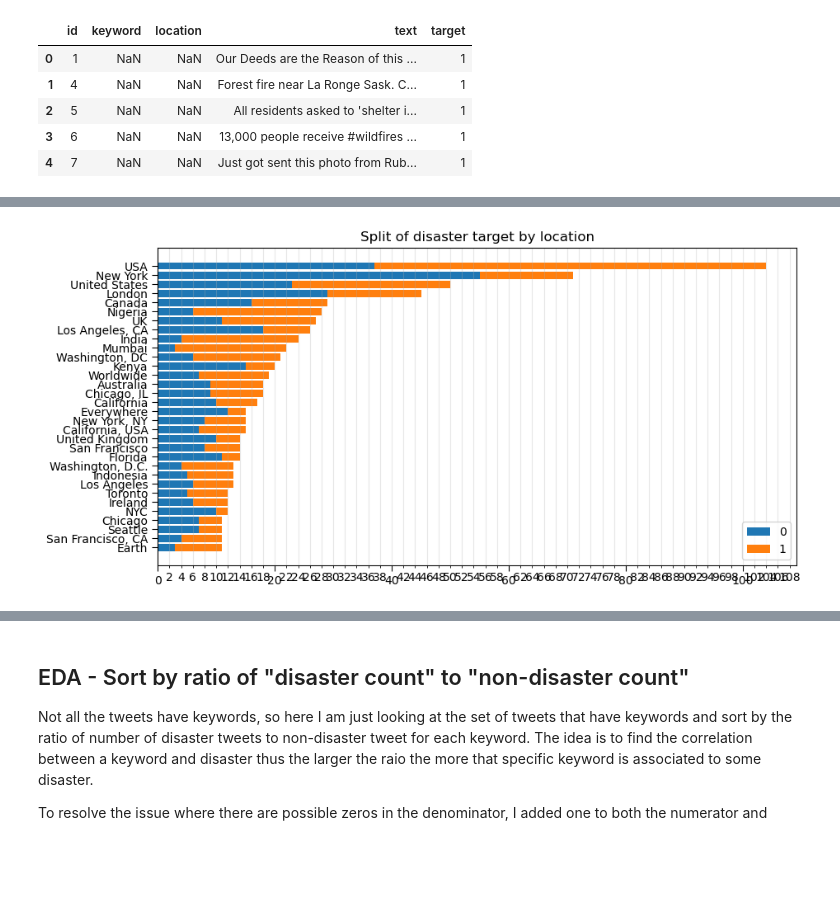
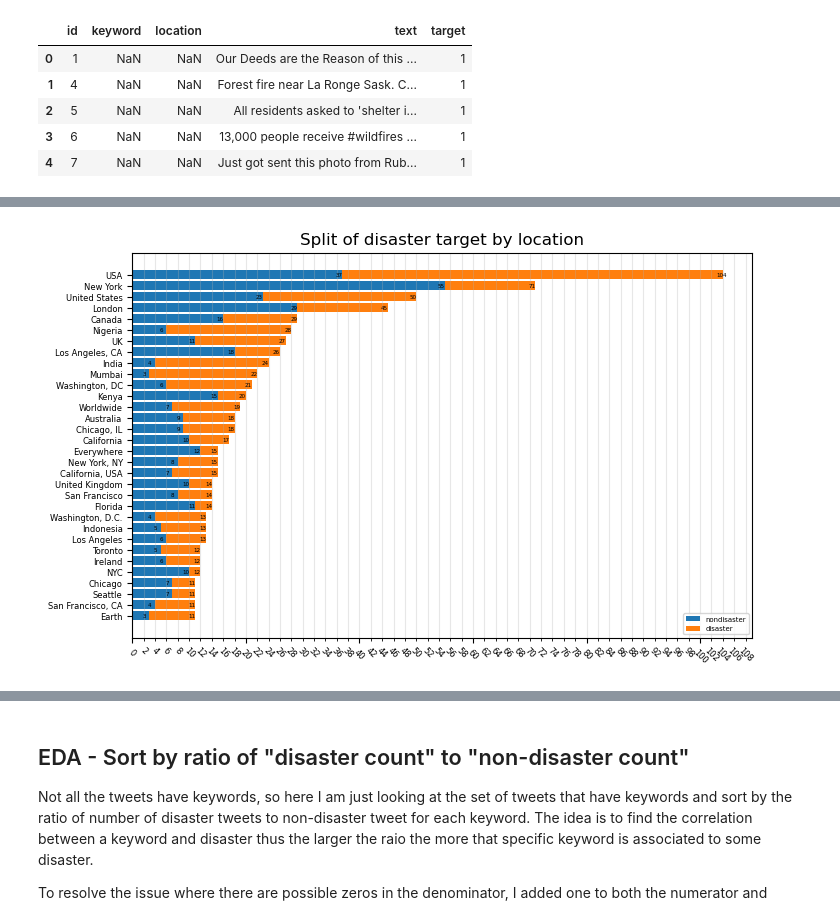
Before and after one commit to anthropikos/kaggle_kernels, a Jupyter notebook: lstm-tweets/lstm-tweets.ipynb, the cells around one changed output, grey strips where cells are left out. Saved outputs shown, nothing was run; the diff lists cells and outputs as text; code cells hidden in the pictures; blank space fills up the shorter version.

```diff
--- a/lstm-tweets/lstm-tweets.ipynb
+++ b/lstm-tweets/lstm-tweets.ipynb
@@ -482,36 +474,40 @@ filtered_data.loc[mask_greater_than_one].sort_values().plot(kind="barh")
 # %%
 from matplotlib import ticker
 
 ## Pivot table for location and target
+columnname_map = {0: "nondisaster", 1: "disaster"}
 temp = df_train.pivot_table(values='id', columns='target', index='location', aggfunc='count', dropna=False, fill_value=0, margins=True)
+temp = temp.rename(columns=columnname_map)
 temp = temp.drop(labels="All", axis=0)
 temp = temp.sort_values(by="All", ascending=False)
 
 mask = temp.All > 10
-
 temp = temp.loc[mask, :].sort_values(by="All", ascending=True)
 
-temp_data = {
-    0: temp.loc[:, 0].to_list(),
-    1: temp.loc[:, 1].to_list(),
-}
-left = np.zeros(len(temp_data[0]))
+## Construct stacked bar chart
+stacked_barchart_data = {}
+for idx, (key, value) in enumerate(columnname_map.items()):
+    stacked_barchart_data[value] = temp.loc[:, value].to_list()
+    if idx == 0:
+        left = np.zeros(len(stacked_barchart_data[value]))  # Construct the base bar of the stacked barchart
 
-fig, ax = plt.subplots(figsize=(10, 5))
-for label, data in temp_data.items():
+
+
+fig, ax = plt.subplots(figsize=(8, 5))
+for label, data in stacked_barchart_data.items():
     ax.barh(y=temp.index.to_list(), width=data, label=label, left=left)
     left += data
 
-ax.legend()
+ax.legend(fontsize=5, loc="lower right")
 ax.set_title("Split of disaster target by location")
 ax.grid(visible=True, which="both", axis="x", alpha=0.3)
 ax.get_xaxis().set_minor_locator(ticker.MultipleLocator(base=2))
 ax.get_xaxis().set_minor_formatter(ticker.ScalarFormatter())
-# ax.get_xaxis().set_tick_params(labelsize=5)
-# ax.set_xticklabels(fontsize=5)
+ax.tick_params(axis="both", which="both", labelsize=6)
+ax.tick_params(axis="x", which="both", rotation=-45)
 
-# xticklabels = ax.get_xticklabels(which="both")
-# print(f"len(xticklabels): {len(xticklabels)}")
-# ax.set_xticklabels(labels=xticklabels, rotation=-45)
+# Add artists
+_ = ax.bar_label(ax.containers[0], fmt="%d", fontsize=4, padding=-5)  # Returns a list of annotations
+_ = ax.bar_label(ax.containers[1], fmt="%d", fontsize=4, padding=-5)
 # %% [output]
-[figure, old version]
+[figure, new version]
```
Also changed, not shown: parts of 3 cells of this notebook.
